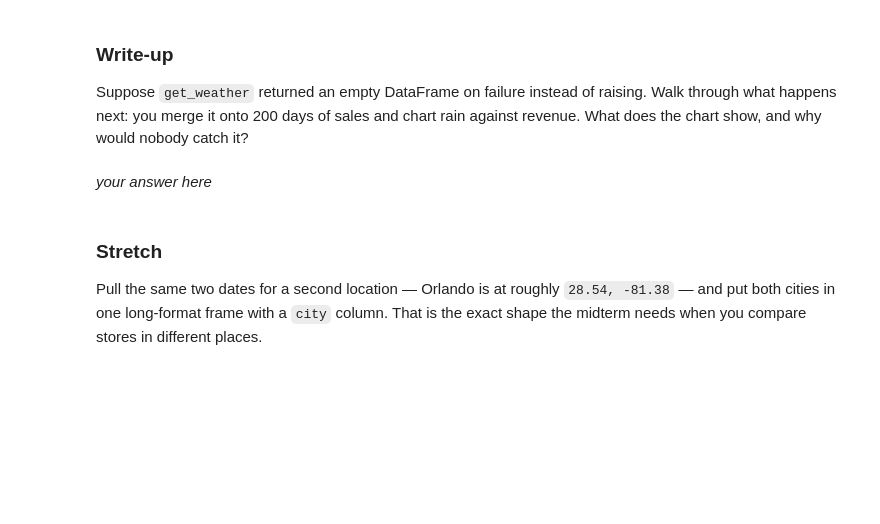
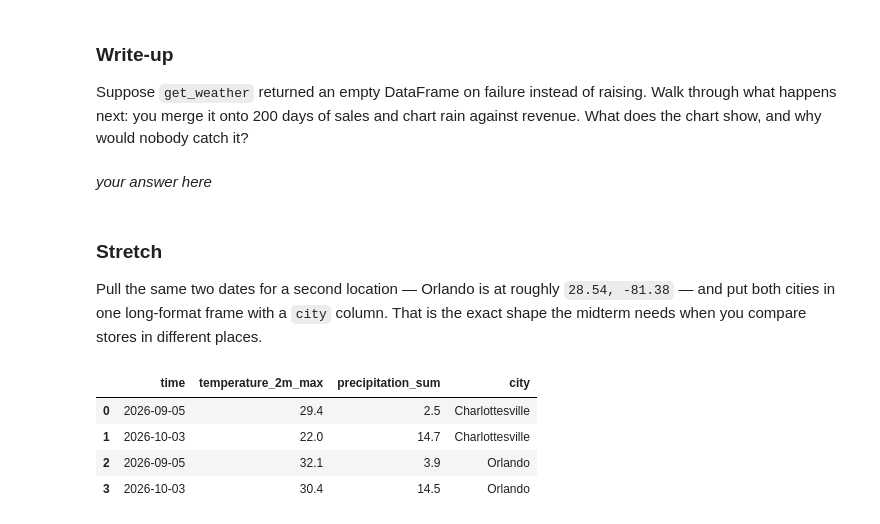
Before and after one commit to simichakravarty16/ds2002-fa26, a Jupyter notebook: notebooks/04-json-apis/2026-10-09 — Public API to Clean Table — Lab.ipynb, the cells around one changed output. Drawn from its saved outputs; the diff is of its cells as text; code cells hidden in the pictures; blank space fills up the shorter version.

```diff
--- a/notebooks/04-json-apis/2026-10-09 — Public API to Clean Table — Lab.ipynb
+++ b/notebooks/04-json-apis/2026-10-09 — Public API to Clean Table — Lab.ipynb
@@ -112,0 +168,34 @@ Pull the same two dates for a second location — Orlando is at roughly `28.54,
+# %%
+# stretch
+charlottesville = get_weather(start = '2026-09-05', end = '2026-10-03', lat = 38.03, lon = -78.51)
+orlando = get_weather(start = '2026-09-05', end = '2026-10-03', lat = 28.54, lon = -81.38)
+
+dates = ['2026-09-05', '2026-10-03']
+
+
+
+charlottesville = charlottesville[
+    charlottesville['time'].isin(dates)
+].copy()
+orlando = orlando[
+    orlando['time'].isin(dates)
+].copy()
+
+
+
+charlottesville['city'] = 'Charlottesville'
+orlando['city'] = 'Orlando'
+
+
+
+weather_cities = pd.concat(
+    [charlottesville, orlando],
+    ignore_index=True
+)
+weather_cities.head()
+# %% [output]
+|  | time | temperature_2m_max | precipitation_sum | city |
+| 0 | 2026-09-05 | 29.4 | 2.5 | Charlottesville |
+| 1 | 2026-10-03 | 22.0 | 14.7 | Charlottesville |
+| 2 | 2026-09-05 | 32.1 | 3.9 | Orlando |
+| 3 | 2026-10-03 | 30.4 | 14.5 | Orlando |
```
Also changed, not shown: parts of 7 cells of this notebook.
